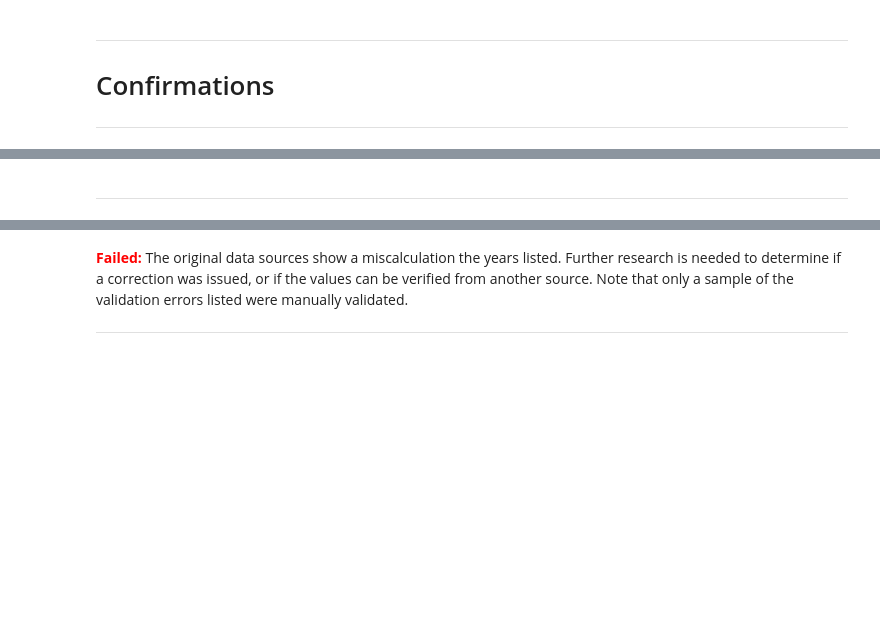
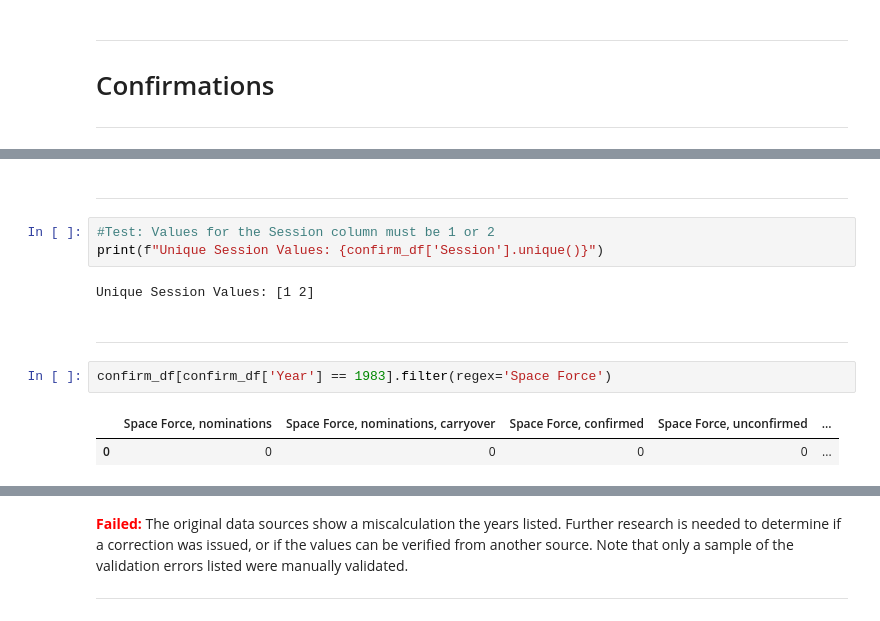
Before and after one commit to tamimcm416/congressional_activity, a Jupyter notebook: notebooks/DataValidation.ipynb, the cells around one changed output, grey strips where cells are left out. Drawn from its saved outputs; the diff is of its cells as text; blank space fills up the shorter version.

```diff
--- a/notebooks/DataValidation.ipynb
+++ b/notebooks/DataValidation.ipynb
@@ -309,3 +322,15 @@ confirm_df.head()
+# %% [markdown]
+***
+# %%
+#Test: Values for the Session column must be 1 or 2
+print(f"Unique Session Values: {confirm_df['Session'].unique()}")
+# %% [output]
+Unique Session Values: [1 2]
 # %% [markdown]
 ***
+# %%
+confirm_df[confirm_df['Year'] == 1983].filter(regex='Space Force')
+# %% [output]
+|  | Space Force, nominations | Space Force, nominations, carryover | Space Force, confirmed | Space Force, unconfirmed | ... |
+| 0 | 0 | 0 | 0 | 0 | ... |
 # %%
```
Also changed, not shown: parts of 17 cells of this notebook, 2 other files.
